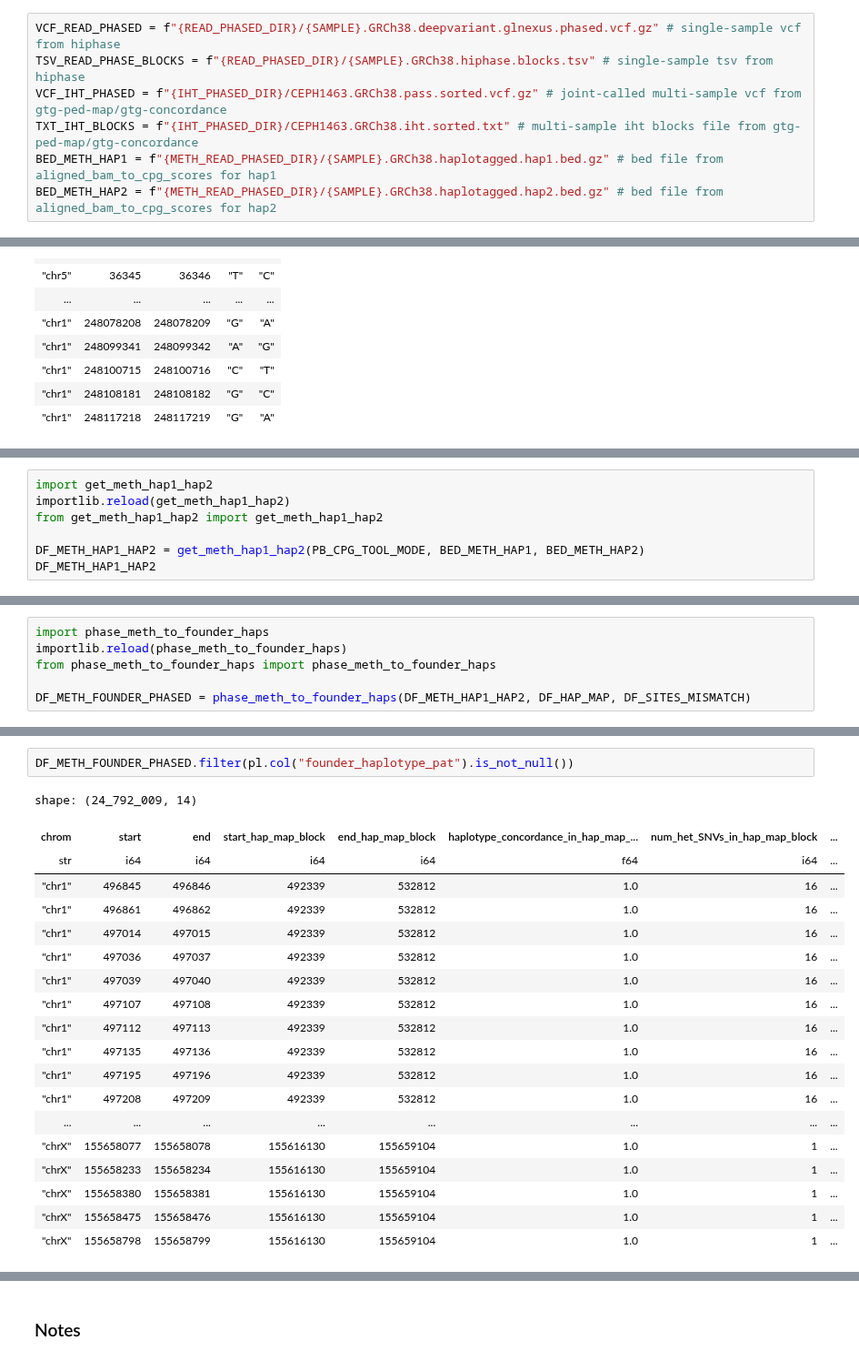
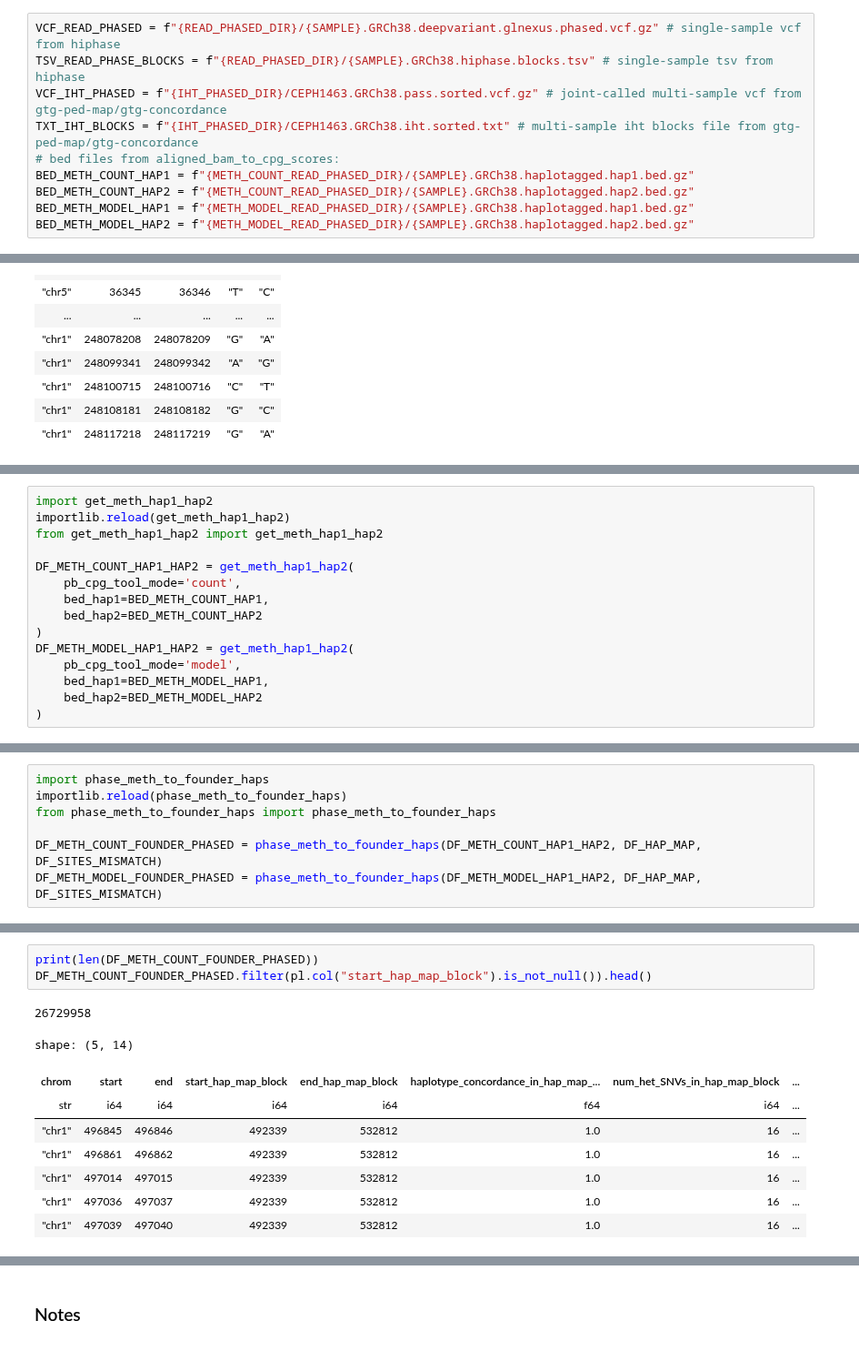
Before and after one commit to quinlan-lab/tapestry, a Jupyter notebook: src/phase_meth_to_founder_haps.ipynb, the cells around one changed output, grey strips where cells are left out. Shown at 91% size. Drawn from its saved outputs; the diff is of its cells as text.

Commit message:
[v1] combine count-based and model-based methylation into one output file

```diff
--- a/src/phase_meth_to_founder_haps.ipynb
+++ b/src/phase_meth_to_founder_haps.ipynb
@@ -24,8 +25,11 @@ VCF_READ_PHASED = f"{READ_PHASED_DIR}/{SAMPLE}.GRCh38.deepvariant.glnexus.phased
 TSV_READ_PHASE_BLOCKS = f"{READ_PHASED_DIR}/{SAMPLE}.GRCh38.hiphase.blocks.tsv" # single-sample tsv from hiphase
 VCF_IHT_PHASED = f"{IHT_PHASED_DIR}/CEPH1463.GRCh38.pass.sorted.vcf.gz" # joint-called multi-sample vcf from gtg-ped-map/gtg-concordance
 TXT_IHT_BLOCKS = f"{IHT_PHASED_DIR}/CEPH1463.GRCh38.iht.sorted.txt" # multi-sample iht blocks file from gtg-ped-map/gtg-concordance
-BED_METH_HAP1 = f"{METH_READ_PHASED_DIR}/{SAMPLE}.GRCh38.haplotagged.hap1.bed.gz" # bed file from aligned_bam_to_cpg_scores for hap1
-BED_METH_HAP2 = f"{METH_READ_PHASED_DIR}/{SAMPLE}.GRCh38.haplotagged.hap2.bed.gz" # bed file from aligned_bam_to_cpg_scores for hap2
+# bed files from aligned_bam_to_cpg_scores:
+BED_METH_COUNT_HAP1 = f"{METH_COUNT_READ_PHASED_DIR}/{SAMPLE}.GRCh38.haplotagged.hap1.bed.gz"
+BED_METH_COUNT_HAP2 = f"{METH_COUNT_READ_PHASED_DIR}/{SAMPLE}.GRCh38.haplotagged.hap2.bed.gz"
+BED_METH_MODEL_HAP1 = f"{METH_MODEL_READ_PHASED_DIR}/{SAMPLE}.GRCh38.haplotagged.hap1.bed.gz"
+BED_METH_MODEL_HAP2 = f"{METH_MODEL_READ_PHASED_DIR}/{SAMPLE}.GRCh38.haplotagged.hap2.bed.gz"
 # %% [markdown]
 ### Phase alleles at SNPs to read-backed haplotypes and founder haplotypes
 # %%
@@ -267,5 +262,13 @@ import get_meth_hap1_hap2
 importlib.reload(get_meth_hap1_hap2)
 from get_meth_hap1_hap2 import get_meth_hap1_hap2
 
-DF_METH_HAP1_HAP2 = get_meth_hap1_hap2(PB_CPG_TOOL_MODE, BED_METH_HAP1, BED_METH_HAP2)
-DF_METH_HAP1_HAP2
+DF_METH_COUNT_HAP1_HAP2 = get_meth_hap1_hap2(
+    pb_cpg_tool_mode='count',
+    bed_hap1=BED_METH_COUNT_HAP1,
+    bed_hap2=BED_METH_COUNT_HAP2
+)
+DF_METH_MODEL_HAP1_HAP2 = get_meth_hap1_hap2(
+    pb_cpg_tool_mode='model',
+    bed_hap1=BED_METH_MODEL_HAP1,
+    bed_hap2=BED_METH_MODEL_HAP2
+)
@@ -296,4 +323,5 @@ import phase_meth_to_founder_haps
 importlib.reload(phase_meth_to_founder_haps)
 from phase_meth_to_founder_haps import phase_meth_to_founder_haps
 
-DF_METH_FOUNDER_PHASED = phase_meth_to_founder_haps(DF_METH_HAP1_HAP2, DF_HAP_MAP, DF_SITES_MISMATCH)
+DF_METH_COUNT_FOUNDER_PHASED = phase_meth_to_founder_haps(DF_METH_COUNT_HAP1_HAP2, DF_HAP_MAP, DF_SITES_MISMATCH)
+DF_METH_MODEL_FOUNDER_PHASED = phase_meth_to_founder_haps(DF_METH_MODEL_HAP1_HAP2, DF_HAP_MAP, DF_SITES_MISMATCH)
@@ -300,22 +351,13 @@ DF_METH_FOUNDER_PHASED = phase_meth_to_founder_haps(DF_METH_HAP1_HAP2, DF_HAP_MA
 # %%
-DF_METH_FOUNDER_PHASED.filter(pl.col("founder_haplotype_pat").is_not_null())
+print(len(DF_METH_COUNT_FOUNDER_PHASED))
+DF_METH_COUNT_FOUNDER_PHASED.filter(pl.col("start_hap_map_block").is_not_null()).head()
 # %% [output]
-shape: (24_792_009, 14)
+26729958
+shape: (5, 14)
 | chrom | start | end | start_hap_map_block | end_hap_map_block | haplotype_concordance_in_hap_map_... | num_het_SNVs_in_hap_map_block | ... |
 | str | i64 | i64 | i64 | i64 | f64 | i64 | ... |
 | "chr1" | 496845 | 496846 | 492339 | 532812 | 1.0 | 16 | ... |
 | "chr1" | 496861 | 496862 | 492339 | 532812 | 1.0 | 16 | ... |
 | "chr1" | 497014 | 497015 | 492339 | 532812 | 1.0 | 16 | ... |
 | "chr1" | 497036 | 497037 | 492339 | 532812 | 1.0 | 16 | ... |
 | "chr1" | 497039 | 497040 | 492339 | 532812 | 1.0 | 16 | ... |
-| "chr1" | 497107 | 497108 | 492339 | 532812 | 1.0 | 16 | ... |
-| "chr1" | 497112 | 497113 | 492339 | 532812 | 1.0 | 16 | ... |
-| "chr1" | 497135 | 497136 | 492339 | 532812 | 1.0 | 16 | ... |
-| "chr1" | 497195 | 497196 | 492339 | 532812 | 1.0 | 16 | ... |
-| "chr1" | 497208 | 497209 | 492339 | 532812 | 1.0 | 16 | ... |
-| ... | ... | ... | ... | ... | ... | ... | ... |
-| "chrX" | 155658077 | 155658078 | 155616130 | 155659104 | 1.0 | 1 | ... |
-| "chrX" | 155658233 | 155658234 | 155616130 | 155659104 | 1.0 | 1 | ... |
-| "chrX" | 155658380 | 155658381 | 155616130 | 155659104 | 1.0 | 1 | ... |
-| "chrX" | 155658475 | 155658476 | 155616130 | 155659104 | 1.0 | 1 | ... |
-| "chrX" | 155658798 | 155658799 | 155616130 | 155659104 | 1.0 | 1 | ... |
```
Also changed, not shown: parts of 14 cells of this notebook.
